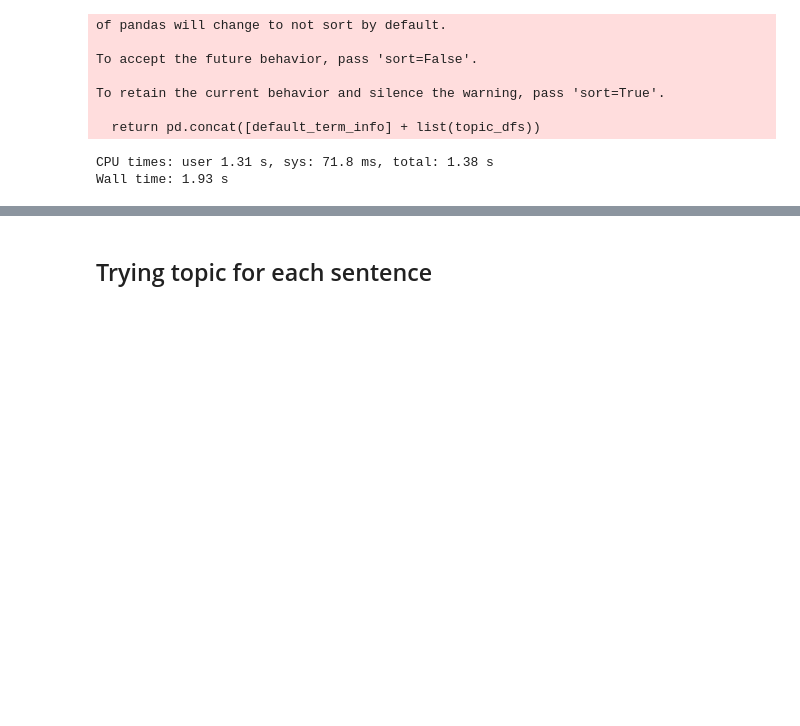
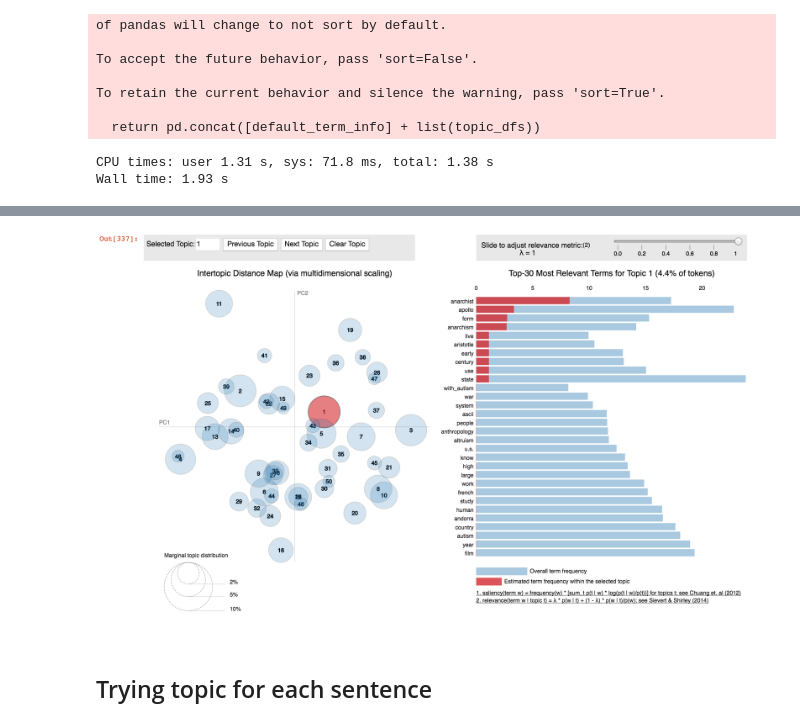
Before and after one commit to juliabuffinton/w210-capstone-qg, a Jupyter notebook: TopicModeling/TopicModeling.ipynb, the cells around one changed output, grey strips where cells are left out. Drawn from its saved outputs; the diff is of its cells as text; code cells hidden in the pictures; blank space fills up the shorter version.

```diff
--- a/TopicModeling/TopicModeling.ipynb
+++ b/TopicModeling/TopicModeling.ipynb
@@ -499,6 +500,10 @@ Wall time: 1.93 s
 pyLDAvis.display(LDAvis_prepared)
 # %% [output]
 [interactive output not drawn]
+# %%
+Image("img/pyLDAvis.png")
+# %% [output]
+[figure, added]
 # %% [markdown]
 ## Trying topic for each sentence
 # %%
```
Also changed, not shown: parts of 1 cell of this notebook, 2 other files.
